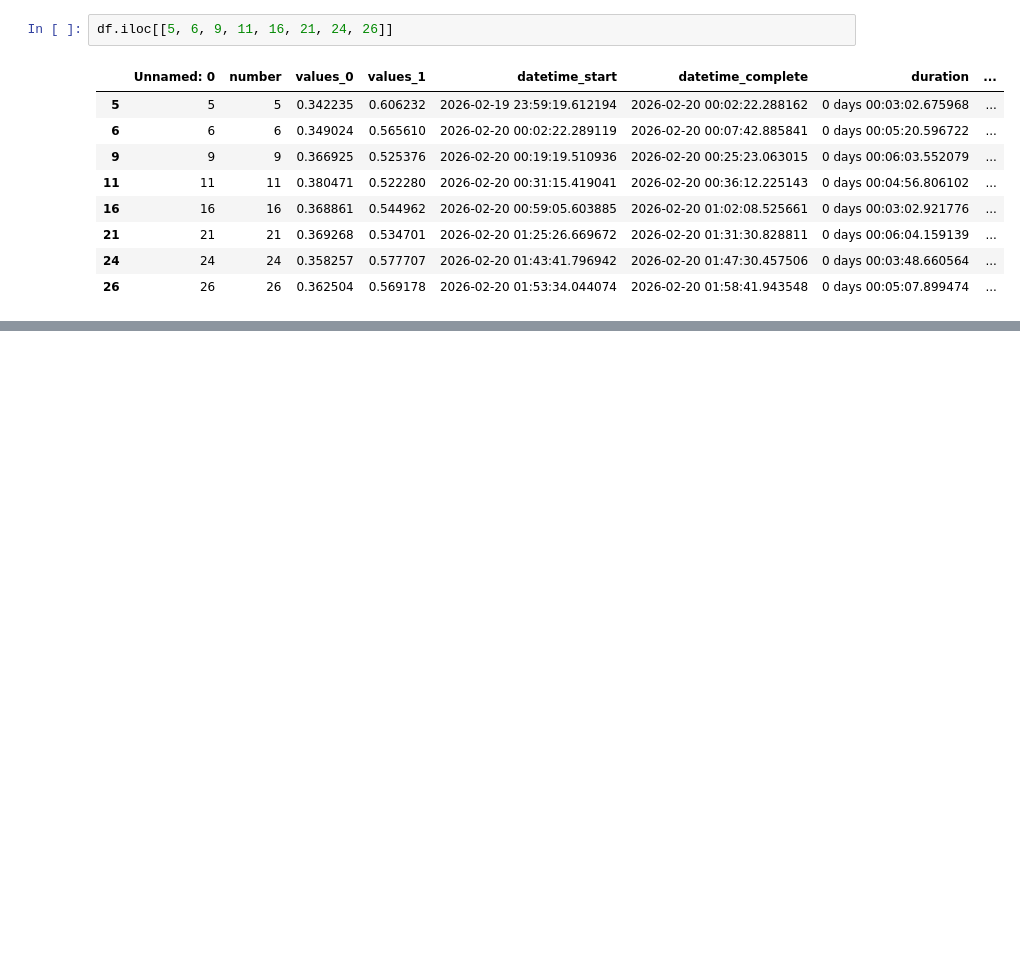
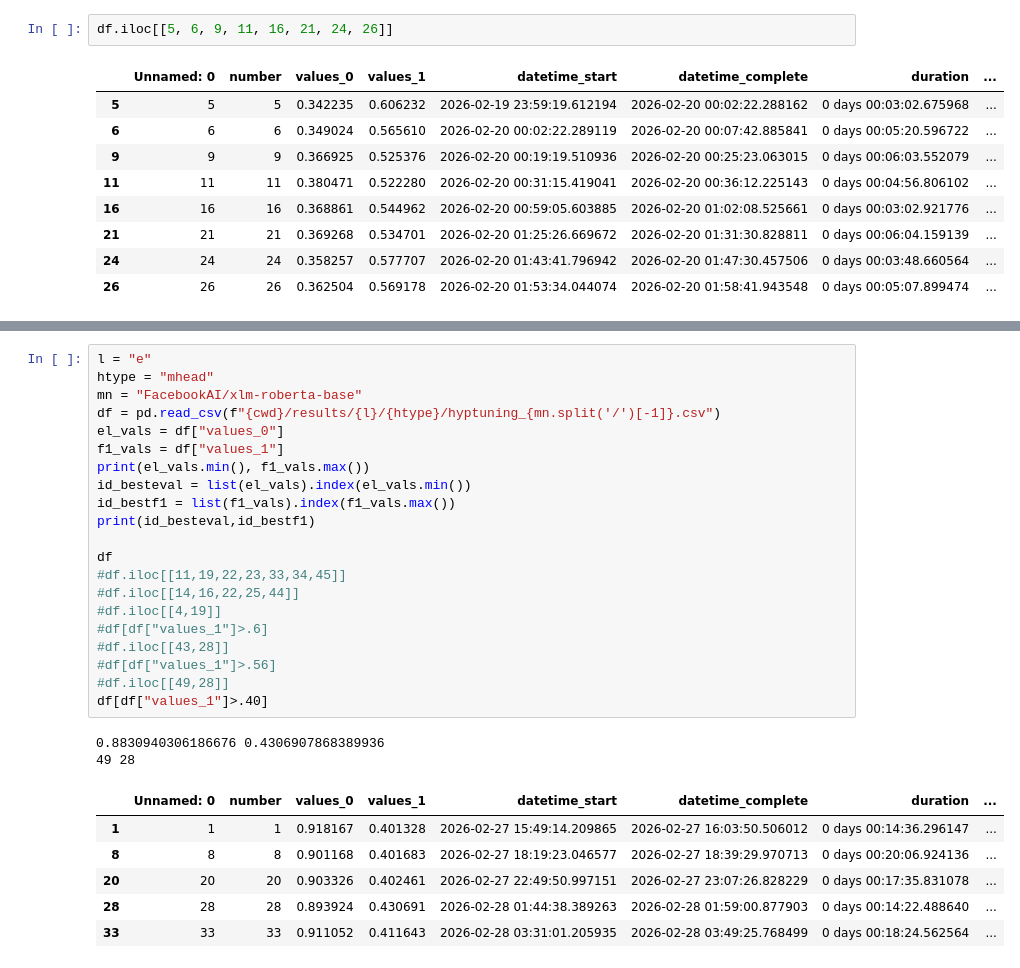
Before and after one commit to mawaskow/polianna_work, a Jupyter notebook: hyptuning.ipynb, the cells around one changed output, grey strips where cells are left out. Drawn from its saved outputs; the diff is of its cells as text; blank space fills up the shorter version.

```diff
--- a/hyptuning.ipynb
+++ b/hyptuning.ipynb
@@ -74,0 +119,30 @@ df.iloc[[5, 6, 9, 11, 16, 21, 24, 26]]
+# %%
+l = "e"
+htype = "mhead"
+mn = "FacebookAI/xlm-roberta-base"
+df = pd.read_csv(f"{cwd}/results/{l}/{htype}/hyptuning_{mn.split('/')[-1]}.csv")
+el_vals = df["values_0"]
+f1_vals = df["values_1"]
+print(el_vals.min(), f1_vals.max())
+id_besteval = list(el_vals).index(el_vals.min())
+id_bestf1 = list(f1_vals).index(f1_vals.max())
+print(id_besteval,id_bestf1)
+
+df
+#df.iloc[[11,19,22,23,33,34,45]]
+#df.iloc[[14,16,22,25,44]]
+#df.iloc[[4,19]]
+#df[df["values_1"]>.6]
+#df.iloc[[43,28]]
+#df[df["values_1"]>.56]
+#df.iloc[[49,28]]
+df[df["values_1"]>.40]
+# %% [output]
+0.8830940306186676 0.4306907868389936
+49 28
+|  | Unnamed: 0 | number | values_0 | values_1 | datetime_start | datetime_complete | duration | ... |
+| 1 | 1 | 1 | 0.918167 | 0.401328 | 2026-02-27 15:49:14.209865 | 2026-02-27 16:03:50.506012 | 0 days 00:14:36.296147 | ... |
+| 8 | 8 | 8 | 0.901168 | 0.401683 | 2026-02-27 18:19:23.046577 | 2026-02-27 18:39:29.970713 | 0 days 00:20:06.924136 | ... |
+| 20 | 20 | 20 | 0.903326 | 0.402461 | 2026-02-27 22:49:50.997151 | 2026-02-27 23:07:26.828229 | 0 days 00:17:35.831078 | ... |
+| 28 | 28 | 28 | 0.893924 | 0.430691 | 2026-02-28 01:44:38.389263 | 2026-02-28 01:59:00.877903 | 0 days 00:14:22.488640 | ... |
+| 33 | 33 | 33 | 0.911052 | 0.411643 | 2026-02-28 03:31:01.205935 | 2026-02-28 03:49:25.768499 | 0 days 00:18:24.562564 | ... |
```
Also changed, not shown: parts of 4 cells of this notebook, 19 other files.
